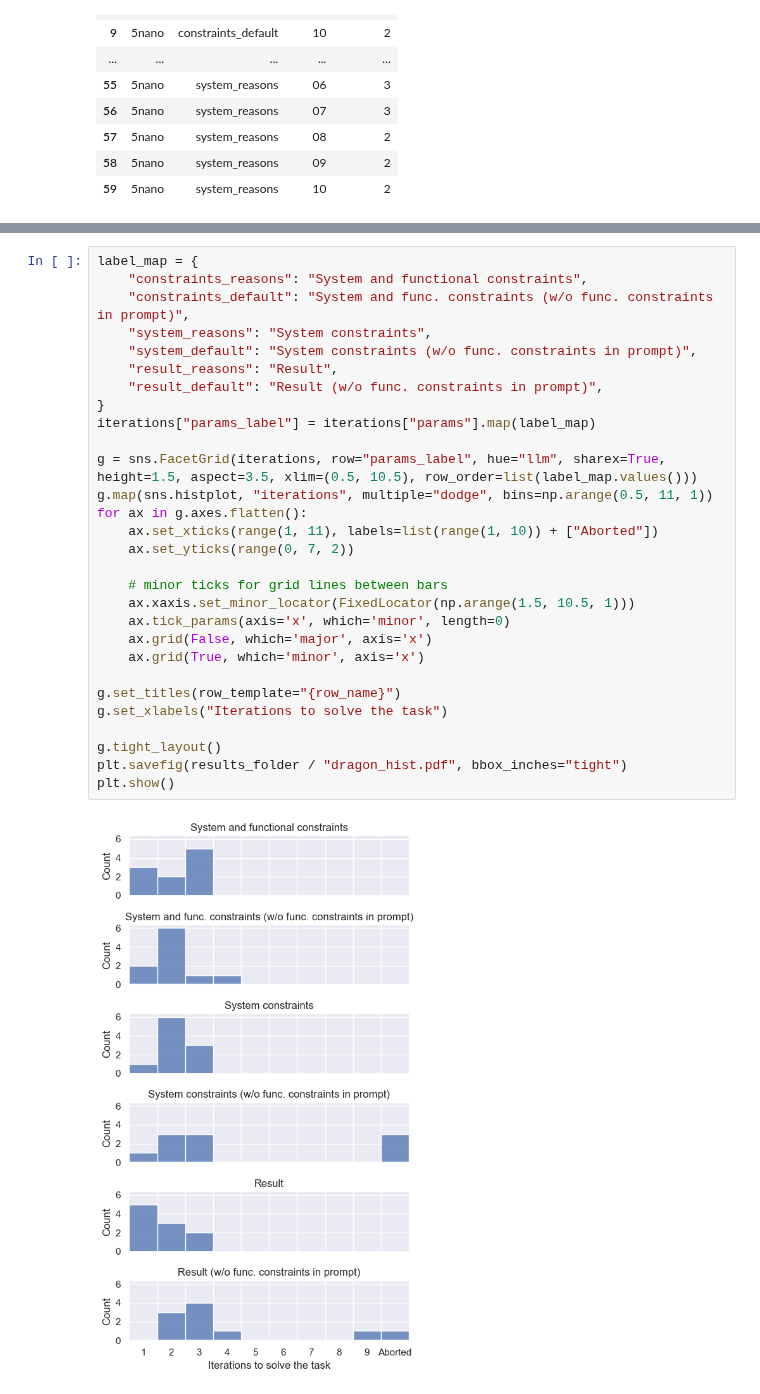
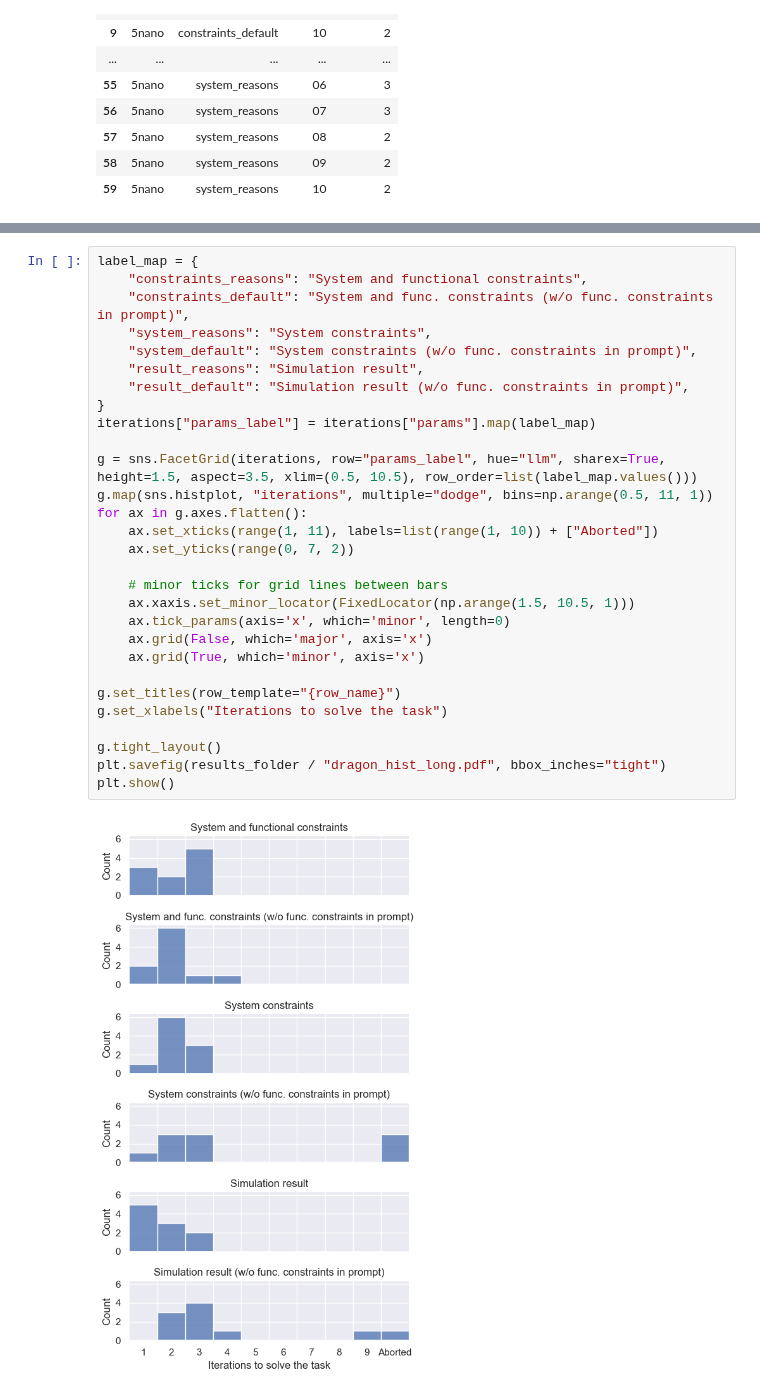
Before and after one commit to smartarch/llm-adaptation, a Jupyter notebook: generated_adaptations/plot_dragon.ipynb, the cells around one changed output, grey strips where cells are left out. Cells and saved outputs as stored; diff of their text form.

Commit message:
Even better plots

```diff
--- a/generated_adaptations/plot_dragon.ipynb
+++ b/generated_adaptations/plot_dragon.ipynb
@@ -356,31 +356,31 @@ sns.stripplot(x="iterations", y="params", hue="llm", data=iterations, dodge=True
 # %%
 label_map = {
     "constraints_reasons": "System and functional constraints",
     "constraints_default": "System and func. constraints (w/o func. constraints in prompt)",
     "system_reasons": "System constraints",
     "system_default": "System constraints (w/o func. constraints in prompt)",
-    "result_reasons": "Result",
-    "result_default": "Result (w/o func. constraints in prompt)",
+    "result_reasons": "Simulation result",
+    "result_default": "Simulation result (w/o func. constraints in prompt)",
 }
 iterations["params_label"] = iterations["params"].map(label_map)
 
 g = sns.FacetGrid(iterations, row="params_label", hue="llm", sharex=True, height=1.5, aspect=3.5, xlim=(0.5, 10.5), row_order=list(label_map.values()))
 g.map(sns.histplot, "iterations", multiple="dodge", bins=np.arange(0.5, 11, 1))
 for ax in g.axes.flatten():
     ax.set_xticks(range(1, 11), labels=list(range(1, 10)) + ["Aborted"])
     ax.set_yticks(range(0, 7, 2))
 
     # minor ticks for grid lines between bars
     ax.xaxis.set_minor_locator(FixedLocator(np.arange(1.5, 10.5, 1)))
     ax.tick_params(axis='x', which='minor', length=0)
     ax.grid(False, which='major', axis='x')
     ax.grid(True, which='minor', axis='x')
 
 g.set_titles(row_template="{row_name}")
 g.set_xlabels("Iterations to solve the task")
 
 g.tight_layout()
-plt.savefig(results_folder / "dragon_hist.pdf", bbox_inches="tight")
+plt.savefig(results_folder / "dragon_hist_long.pdf", bbox_inches="tight")
 plt.show()
 # %% [output]
-[figure, old version]
+[figure, new version]
```
Also changed, not shown: parts of 2 cells of this notebook, 2 other files.
